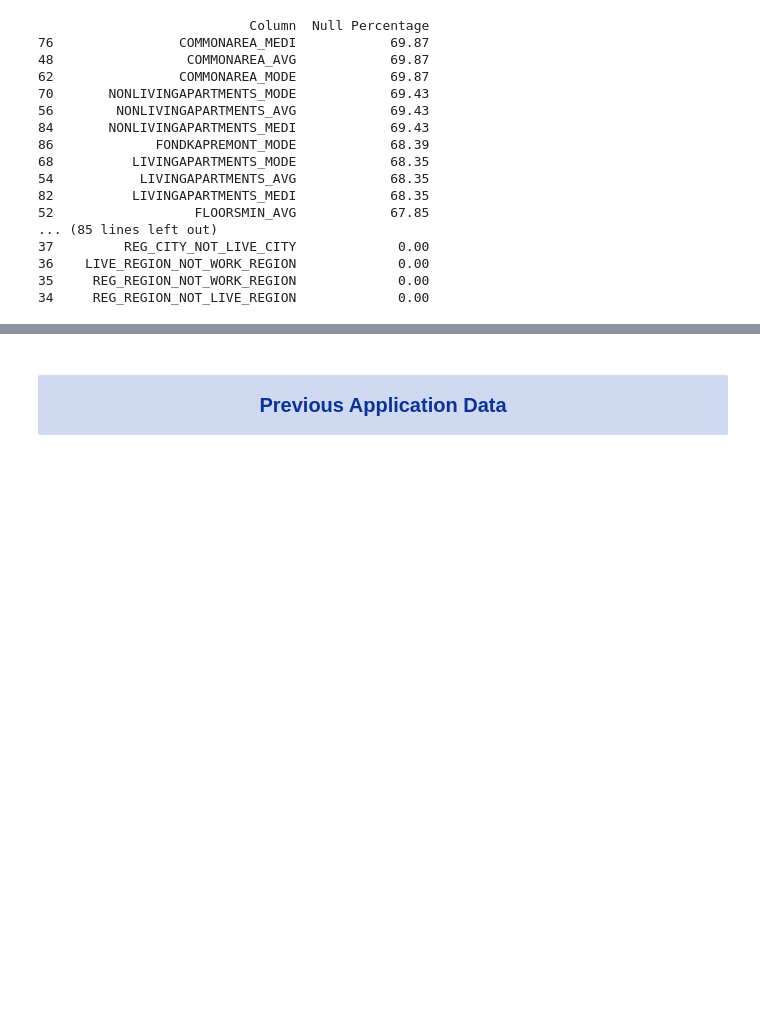
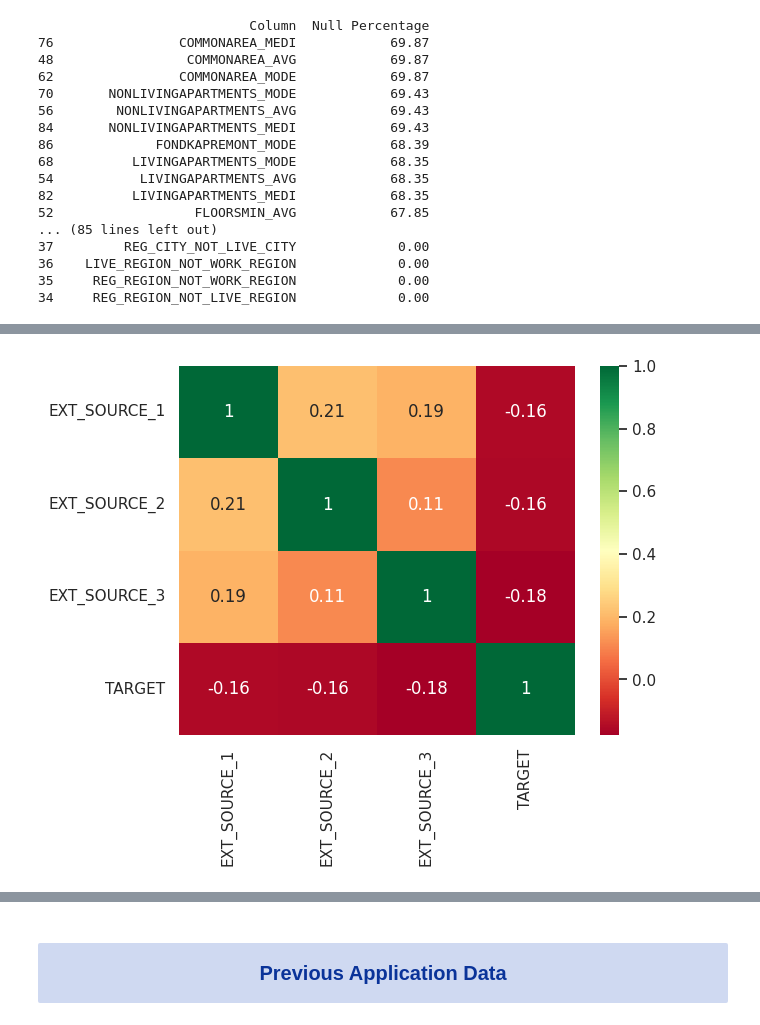
Before and after one commit to raghavendranhp/Financial_Risk_Detection, a Jupyter notebook: Financial_Risk_Analysis.ipynb, the cells around one changed output, grey strips where cells are left out. Drawn from its saved outputs; the diff is of its cells as text; code cells hidden in the pictures; blank space fills up the shorter version.

```diff
--- a/Financial_Risk_Analysis.ipynb
+++ b/Financial_Risk_Analysis.ipynb
@@ -221,0 +300,11 @@ print(null_df_app.sort_values(ascending=False,by='Null Percentage').head(100))
+# %%
+# Checking correlation of EXT_SOURCE_X columns vs TARGET column
+Source = df_app_data[["EXT_SOURCE_1","EXT_SOURCE_2","EXT_SOURCE_3","TARGET"]]
+source_corr = Source.corr()
+ax = sns.heatmap(source_corr,
+            xticklabels=source_corr.columns,
+            yticklabels=source_corr.columns,
+            annot = True,
+            cmap ="RdYlGn")
+# %% [output]
+[figure, added]
```
Also changed, not shown: parts of 35 cells of this notebook.
